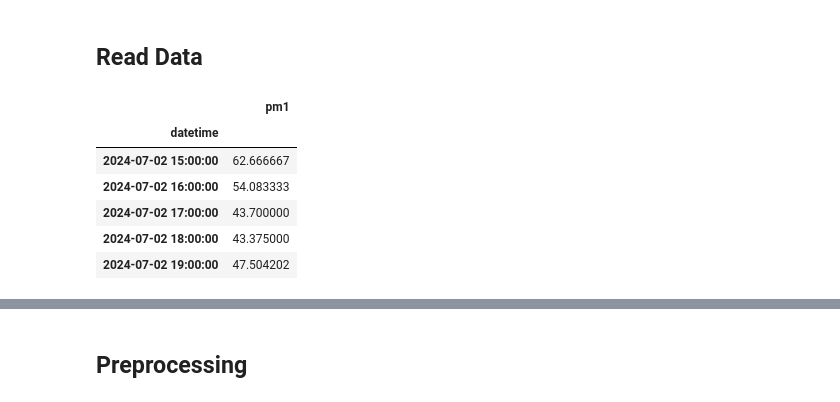
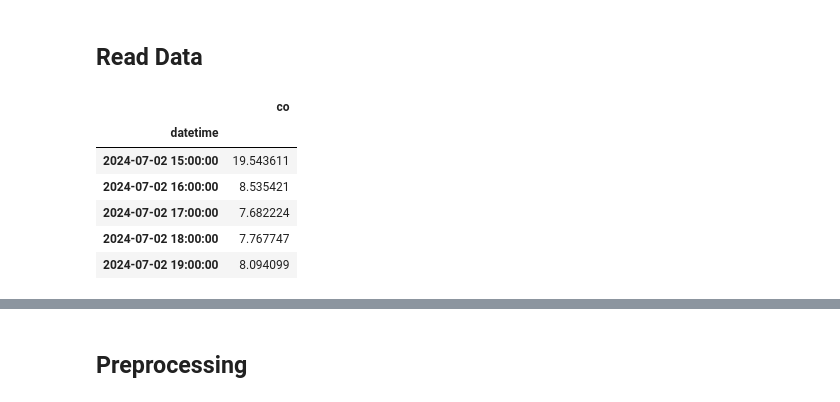
Before and after one commit to crypter70/AQMS, a Jupyter notebook: LSTM/notebooks/Modeling.ipynb, the cells around one changed output, grey strips where cells are left out. Cells and saved outputs as stored; diff of their text form; code cells hidden in the pictures.

```diff
--- a/LSTM/notebooks/Modeling.ipynb
+++ b/LSTM/notebooks/Modeling.ipynb
@@ -54,18 +63,20 @@ config = util.load_config()
 # %%
-target_col = 'pm1'
+target = ['pm1', 'pm25', 'pm10', 'co']
+
+target_col = 'co'
 sensor_data = 'sensor_data_3'
 
 data_path_pkl = '../' + config['train_test_data']['directory'] + config['train_test_data']['file_name_pkl']
 
 df = util.load_data_pickle(data_path_pkl)
 df = df[sensor_data][[target_col]]
 
 df.head()
 # %% [output]
-|  | pm1 |
+|  | co |
 | datetime |  |
-| 2024-07-02 15:00:00 | 62.666667 |
-| 2024-07-02 16:00:00 | 54.083333 |
-| 2024-07-02 17:00:00 | 43.700000 |
-| 2024-07-02 18:00:00 | 43.375000 |
-| 2024-07-02 19:00:00 | 47.504202 |
+| 2024-07-02 15:00:00 | 19.543611 |
+| 2024-07-02 16:00:00 | 8.535421 |
+| 2024-07-02 17:00:00 | 7.682224 |
+| 2024-07-02 18:00:00 | 7.767747 |
+| 2024-07-02 19:00:00 | 8.094099 |
```
Also changed, not shown: parts of 17 cells of this notebook, 1 other file.
